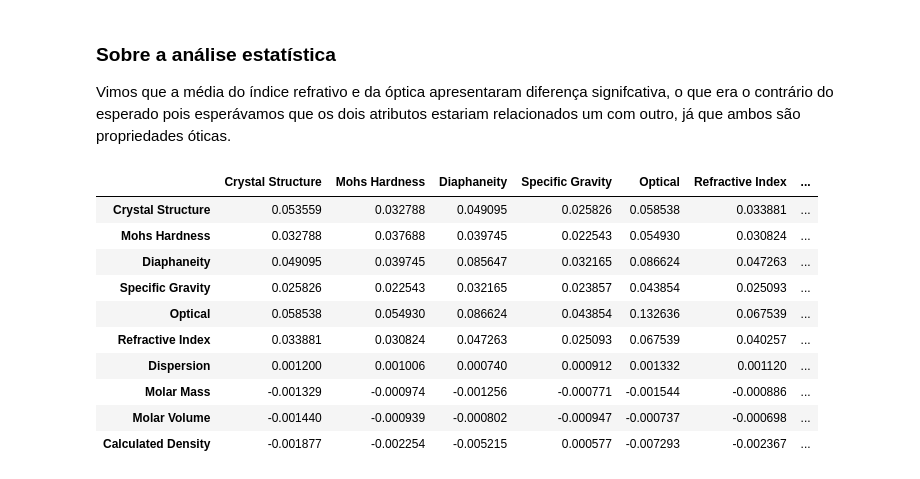
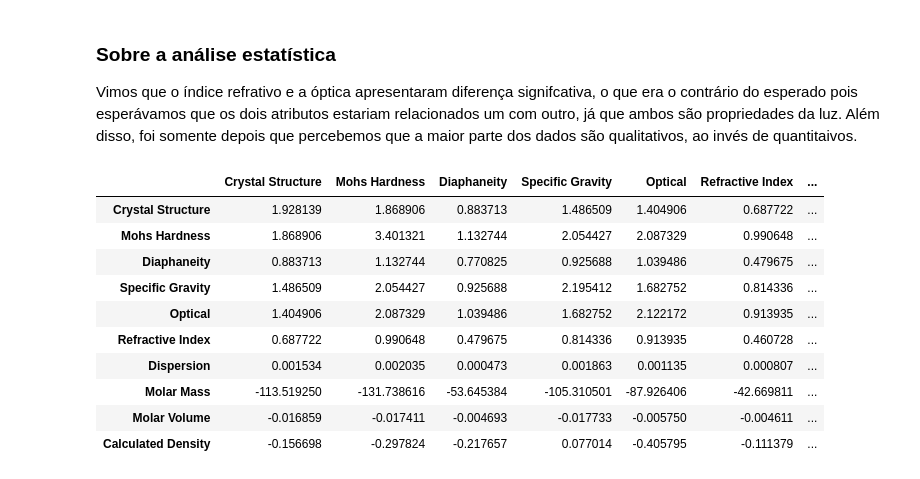
Before and after one commit to CaioHubit/Aprendizado-de-M-quina, a Jupyter notebook: alpha0.1bloco1.ipynb, the cells around one changed output. Cells and saved outputs as stored; diff of their text form; code cells hidden in the pictures.

```diff
--- a/alpha0.1bloco1.ipynb
+++ b/alpha0.1bloco1.ipynb
@@ -47,0 +21,14 @@ df_tratado
+# %%
+#criando o DataFrame "df_chem" (e talvez outros DataFrames)
+df = pd.read_csv("Minerals_Database3.csv")  # Importação do dataset para ser utilizado como dataframe
+# Remoção de colunas não necessárias para o dataframe
+
+df = df.drop(['A'], axis=1)
+df = df.drop(['Name'], axis=1)
+
+dados_cat = df.reindex(df.columns[[0,2,4]], axis = 1)
+newlist = [x for x in range(7,135)]
+porcent_df = df.reindex(df.columns[newlist], axis = 1)
+df_chem = df.reindex(df.columns[[1,3,5,6,135,136,137]], axis=1)
+df_chem.shape
+dados_cat, df_chem, porcent_df
@@ -91,20 +98,21 @@ max              1.000000
 # %% [markdown]
 ### Sobre a análise estatística
 
-Vimos que a média do índice refrativo e da óptica apresentaram diferença signifcativa, o que era o contrário do esperado pois esperávamos que os dois atributos estariam relacionados um com outro, já que ambos são propriedades óticas.
+Vimos que o índice refrativo e a óptica apresentaram diferença signifcativa, o que era o contrário do esperado pois esperávamos que os dois atributos estariam relacionados um com outro, já que ambos são propriedades da luz.
+Além disso, foi somente depois que percebemos que a maior parte dos dados são qualitativos, ao invés de quantitaivos.
 # %%
-# Matriz de Covariância
-df_covariado = df_tratado.cov()
+# Matriz de Covariância:
+df_covariado = df_chem.cov()
 df_covariado
 # %% [output]
 |  | Crystal Structure | Mohs Hardness | Diaphaneity | Specific Gravity | Optical | Refractive Index | ... |
-| Crystal Structure | 0.053559 | 0.032788 | 0.049095 | 0.025826 | 0.058538 | 0.033881 | ... |
-| Mohs Hardness | 0.032788 | 0.037688 | 0.039745 | 0.022543 | 0.054930 | 0.030824 | ... |
-| Diaphaneity | 0.049095 | 0.039745 | 0.085647 | 0.032165 | 0.086624 | 0.047263 | ... |
-| Specific Gravity | 0.025826 | 0.022543 | 0.032165 | 0.023857 | 0.043854 | 0.025093 | ... |
-| Optical | 0.058538 | 0.054930 | 0.086624 | 0.043854 | 0.132636 | 0.067539 | ... |
-| Refractive Index | 0.033881 | 0.030824 | 0.047263 | 0.025093 | 0.067539 | 0.040257 | ... |
-| Dispersion | 0.001200 | 0.001006 | 0.000740 | 0.000912 | 0.001332 | 0.001120 | ... |
-| Molar Mass | -0.001329 | -0.000974 | -0.001256 | -0.000771 | -0.001544 | -0.000886 | ... |
-| Molar Volume | -0.001440 | -0.000939 | -0.000802 | -0.000947 | -0.000737 | -0.000698 | ... |
-| Calculated Density | -0.001877 | -0.002254 | -0.005215 | 0.000577 | -0.007293 | -0.002367 | ... |
+| Crystal Structure | 1.928139 | 1.868906 | 0.883713 | 1.486509 | 1.404906 | 0.687722 | ... |
+| Mohs Hardness | 1.868906 | 3.401321 | 1.132744 | 2.054427 | 2.087329 | 0.990648 | ... |
+| Diaphaneity | 0.883713 | 1.132744 | 0.770825 | 0.925688 | 1.039486 | 0.479675 | ... |
+| Specific Gravity | 1.486509 | 2.054427 | 0.925688 | 2.195412 | 1.682752 | 0.814336 | ... |
+| Optical | 1.404906 | 2.087329 | 1.039486 | 1.682752 | 2.122172 | 0.913935 | ... |
+| Refractive Index | 0.687722 | 0.990648 | 0.479675 | 0.814336 | 0.913935 | 0.460728 | ... |
+| Dispersion | 0.001534 | 0.002035 | 0.000473 | 0.001863 | 0.001135 | 0.000807 | ... |
+| Molar Mass | -113.519250 | -131.738616 | -53.645384 | -105.310501 | -87.926406 | -42.669811 | ... |
+| Molar Volume | -0.016859 | -0.017411 | -0.004693 | -0.017733 | -0.005750 | -0.004611 | ... |
+| Calculated Density | -0.156698 | -0.297824 | -0.217657 | 0.077014 | -0.405795 | -0.111379 | ... |
```
Also changed, not shown: parts of 16 cells of this notebook.
